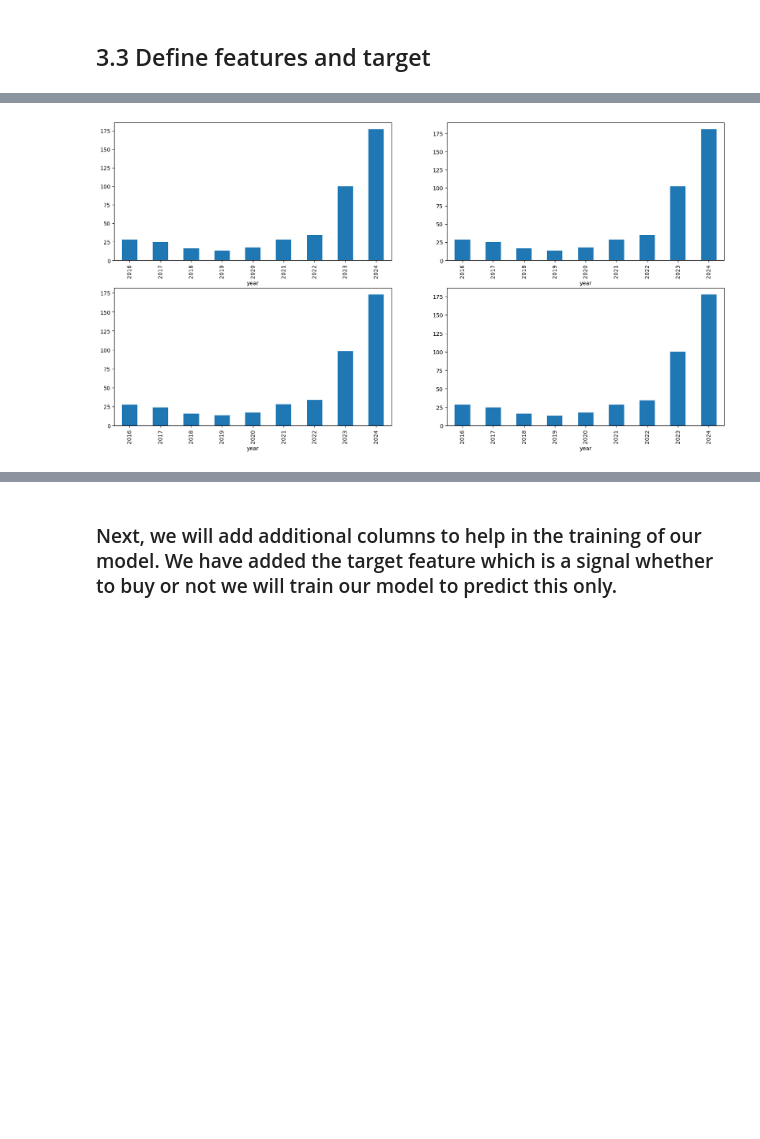
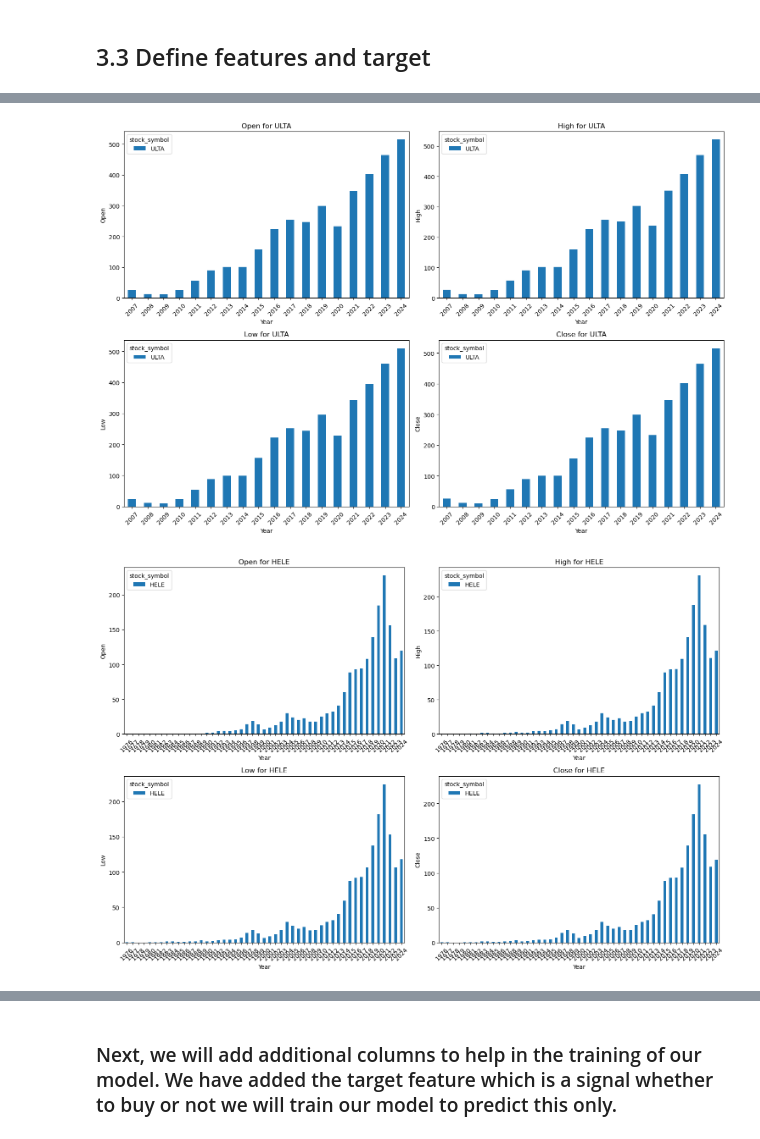
Before and after one commit to Hdubbs81/Stock_Predictor_Capstone, a Jupyter notebook: 3. Stock_Predictor_Model_Pre_Processing.ipynb, the cells around one changed output, grey strips where cells are left out. Saved outputs shown, nothing was run; the diff lists cells and outputs as text; code cells hidden in the pictures; blank space fills up the shorter version.

```diff
--- a/3. Stock_Predictor_Model_Pre_Processing.ipynb
+++ b/3. Stock_Predictor_Model_Pre_Processing.ipynb
@@ -119,16 +112,35 @@ memory usage: 354.6+ KB
 # %%
 df['year'] = pd.to_datetime(df['Date']).dt.year
-# %%
-cols_to_keep = ['Open', 'High', 'Low', 'Close','Volume', 'Dividends', 'Stock Splits', 'EMA_10', 'PSARl_0.02_0.2', 'PSARs_0.02_0.2', 'BBL_5_2.0', 'BBM_5_2.0', 'BBU_5_2.0', 'ISA_9', 'ISB_26', 'ITS_9', 'IKS_26', 'ICS_26', 'day', 'month', 'year', 'is_quarter_end']
-df_1 = df[cols_to_keep]
-df_1.head()
-
-data_grouped = df_1.groupby('year').mean()
-plt.subplots(figsize=(20,10))
-
-for i, col in enumerate(['Open', 'High', 'Low', 'Close']):
-  plt.subplot(2,2,i+1)
-  data_grouped[col].plot.bar()
-plt.show()
-# %% [output]
-[figure, removed]
+# %%
+cols_to_keep = ['stock_symbol', 'Open', 'High', 'Low', 'Close', 'Volume', 'Dividends', 'Stock Splits',
+                'EMA_10', 'PSARl_0.02_0.2', 'PSARs_0.02_0.2', 'BBL_5_2.0', 'BBM_5_2.0', 'BBU_5_2.0',
+                'ISA_9', 'ISB_26', 'ITS_9', 'IKS_26', 'ICS_26', 'day', 'month', 'year', 'is_quarter_end']
+
+# Select the columns of interest
+df_1 = df[cols_to_keep]
+
+# Group the data by 'stock_symbol' and 'year', then calculate the mean
+data_grouped = df_1.groupby(['stock_symbol', 'year']).mean().reset_index()
+
+# Get unique stock symbols
+unique_symbols = df_1['stock_symbol'].unique()
+
+# Create separate plots for each stock symbol
+for symbol in unique_symbols:
+    data_symbol = data_grouped[data_grouped['stock_symbol'] == symbol]
+    num_cols = 2  # Number of columns in the subplot grid
+    num_rows = 2   # Number of rows in the subplot grid
+
+    plt.figure(figsize=(15, 10))  # Adjust the figure size
+    for i, col in enumerate(['Open', 'High', 'Low', 'Close']):
+        plt.subplot(num_rows, num_cols, i + 1)
+        ax = data_symbol.pivot(index='year', columns='stock_symbol', values=col).plot(kind='bar',ax=plt.gca())
+        plt.title(f'{col} for {symbol}')
+        plt.xlabel('Year')
+        plt.ylabel(col)
+        plt.xticks(rotation=45)  # Rotate x-axis labels for better readability
+        plt.tight_layout()  # Adjust subplot layout to prevent overlap
+    plt.show()
+# %% [output]
+[figure, added]
+[figure, added]
```
Also changed, not shown: parts of 19 cells of this notebook.
